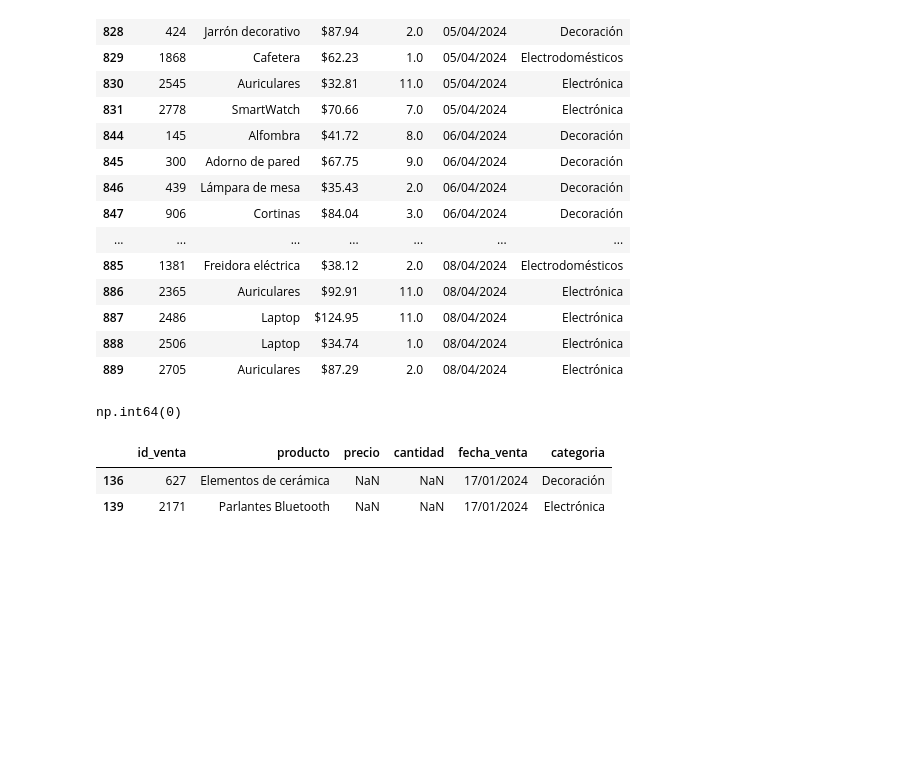
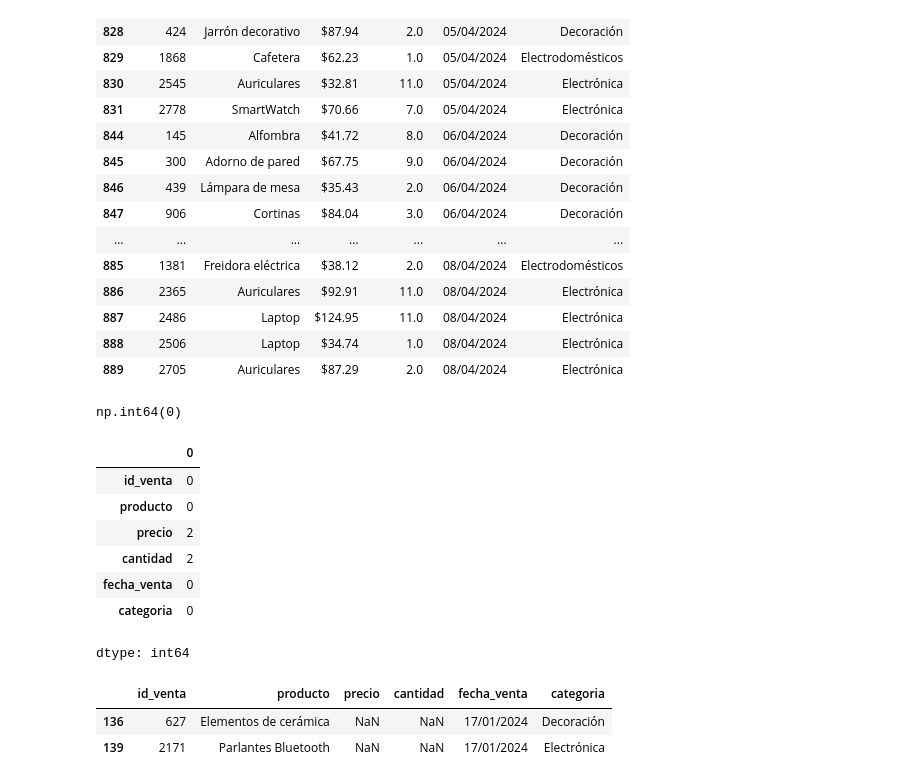
Before and after one commit to VictoriaGoldaraz/TT-2C2025-Data-Analitycs-Notebooks, a Jupyter notebook: Goldaraz,_María_Victoria_Comisión_C252613_TPI_Data_Analytics.ipynb, the cells around one changed output. Cells and saved outputs as stored; diff of their text form; code cells hidden in the pictures; blank space fills up the shorter version.

```diff
--- a/Goldaraz,_María_Victoria_Comisión_C252613_TPI_Data_Analytics.ipynb
+++ b/Goldaraz,_María_Victoria_Comisión_C252613_TPI_Data_Analytics.ipynb
@@ -100,4 +100,16 @@ df_ventas.drop_duplicates(inplace=True)
 df_ventas.duplicated().sum()
 # %% [output]
 np.int64(0)
+# %%
+# Buscar datos nulos
+df_ventas.isnull().sum()
+# %% [output]
+|  | 0 |
+| id_venta | 0 |
+| producto | 0 |
+| precio | 2 |
+| cantidad | 2 |
+| fecha_venta | 0 |
+| categoria | 0 |
+dtype: int64
 # %%
```
Also changed, not shown: parts of 1 cell of this notebook.
